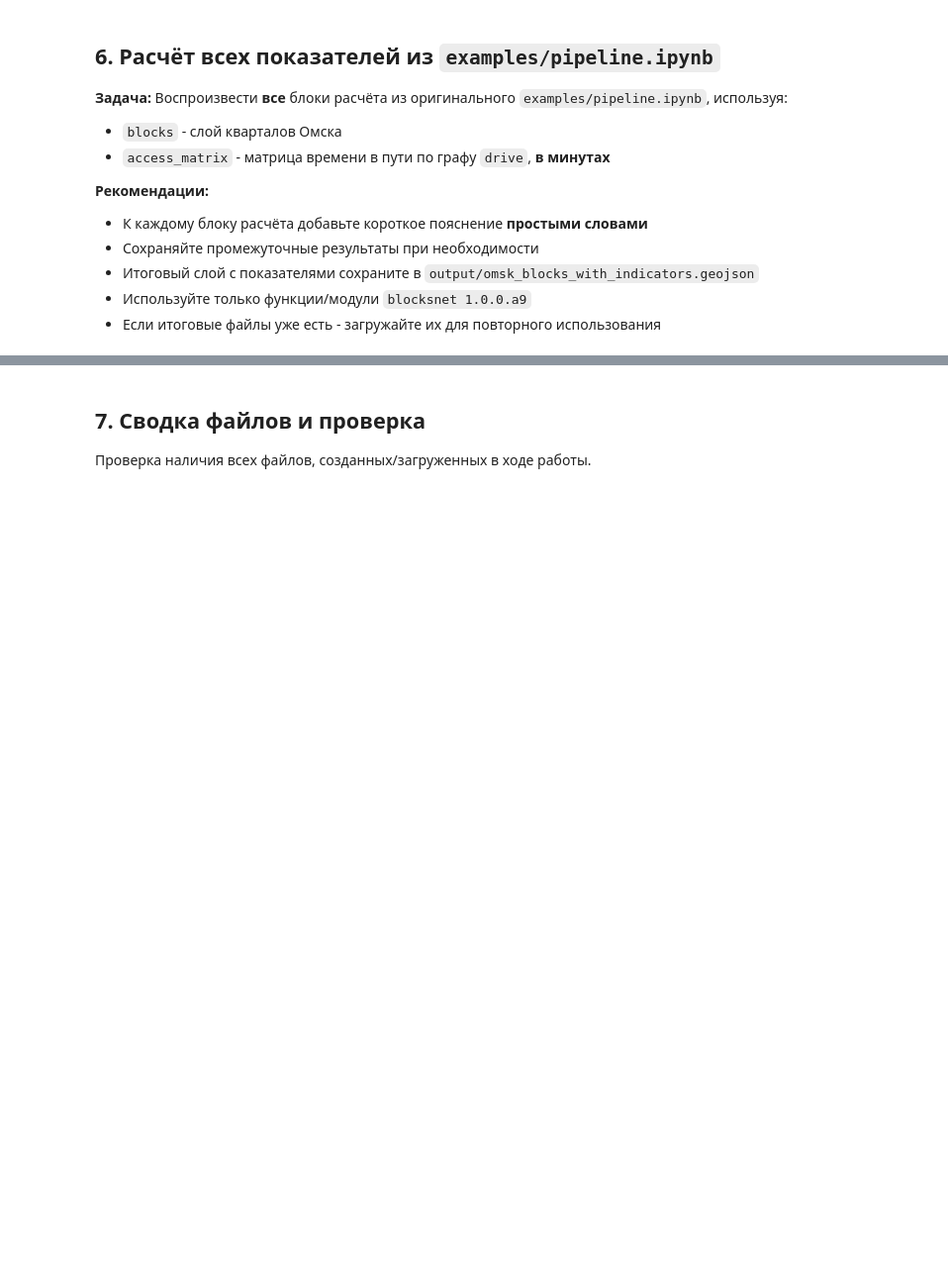
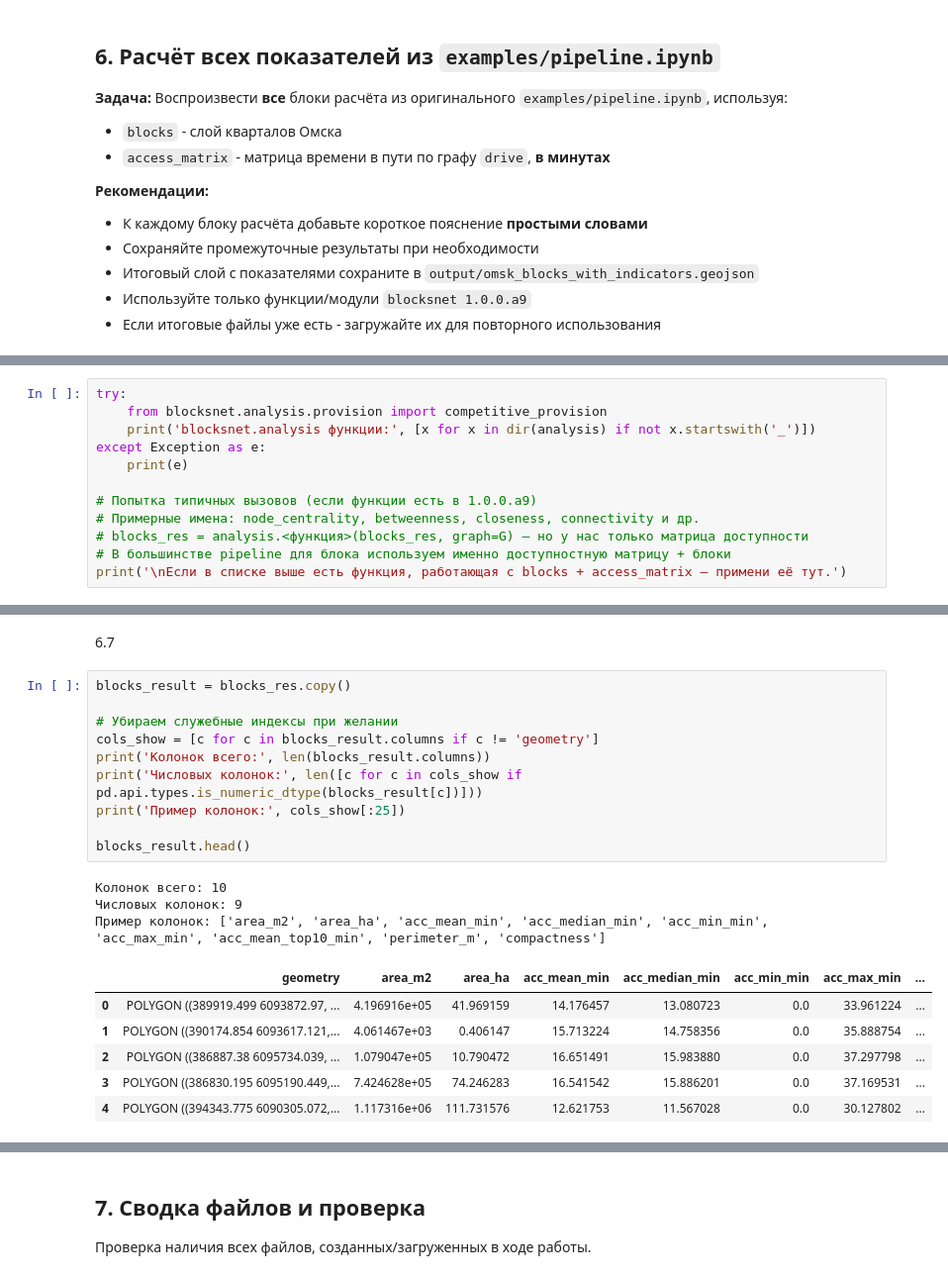
Before and after one commit to Peakako/urban-ai-practice, a Jupyter notebook: blocksnet_pipeline_study_omsk.ipynb, the cells around one changed output, grey strips where cells are left out. Shown at 99% size. Drawn from its saved outputs; the diff is of its cells as text; blank space fills up the shorter version.

```diff
--- a/blocksnet_pipeline_study_omsk.ipynb
+++ b/blocksnet_pipeline_study_omsk.ipynb
@@ -315,0 +489,12 @@ access_matrix.iloc[:5,:5]
+# %%
+try:
+    from blocksnet.analysis.provision import competitive_provision
+    print('blocksnet.analysis функции:', [x for x in dir(analysis) if not x.startswith('_')])
+except Exception as e:
+    print(e)
+
+# Попытка типичных вызовов (если функции есть в 1.0.0.a9)
+# Примерные имена: node_centrality, betweenness, closeness, connectivity и др.
+# blocks_res = analysis.<функция>(blocks_res, graph=G) — но у нас только матрица доступности
+# В большинстве pipeline для блока используем именно доступностную матрицу + блоки
+print('\nЕсли в списке выше есть функция, работающая с blocks + access_matrix — примени её тут.')
@@ -315,0 +532,22 @@ access_matrix.iloc[:5,:5]
+# %% [markdown]
+6.7
+# %%
+blocks_result = blocks_res.copy()
+
+# Убираем служебные индексы при желании
+cols_show = [c for c in blocks_result.columns if c != 'geometry']
+print('Колонок всего:', len(blocks_result.columns))
+print('Числовых колонок:', len([c for c in cols_show if pd.api.types.is_numeric_dtype(blocks_result[c])]))
+print('Пример колонок:', cols_show[:25])
+
+blocks_result.head()
+# %% [output]
+Колонок всего: 10
+Числовых колонок: 9
+Пример колонок: ['area_m2', 'area_ha', 'acc_mean_min', 'acc_median_min', 'acc_min_min', 'acc_max_min', 'acc_mean_top10_min', 'perimeter_m', 'compactness']
+|  | geometry | area_m2 | area_ha | acc_mean_min | acc_median_min | acc_min_min | acc_max_min | ... |
+| 0 | POLYGON ((389919.499 6093872.97, ... | 4.196916e+05 | 41.969159 | 14.176457 | 13.080723 | 0.0 | 33.961224 | ... |
+| 1 | POLYGON ((390174.854 6093617.121,... | 4.061467e+03 | 0.406147 | 15.713224 | 14.758356 | 0.0 | 35.888754 | ... |
+| 2 | POLYGON ((386887.38 6095734.039, ... | 1.079047e+05 | 10.790472 | 16.651491 | 15.983880 | 0.0 | 37.297798 | ... |
+| 3 | POLYGON ((386830.195 6095190.449,... | 7.424628e+05 | 74.246283 | 16.541542 | 15.886201 | 0.0 | 37.169531 | ... |
+| 4 | POLYGON ((394343.775 6090305.072,... | 1.117316e+06 | 111.731576 | 12.621753 | 11.567028 | 0.0 | 30.127802 | ... |
```
Also changed, not shown: parts of 50 cells of this notebook, 39 other files.
